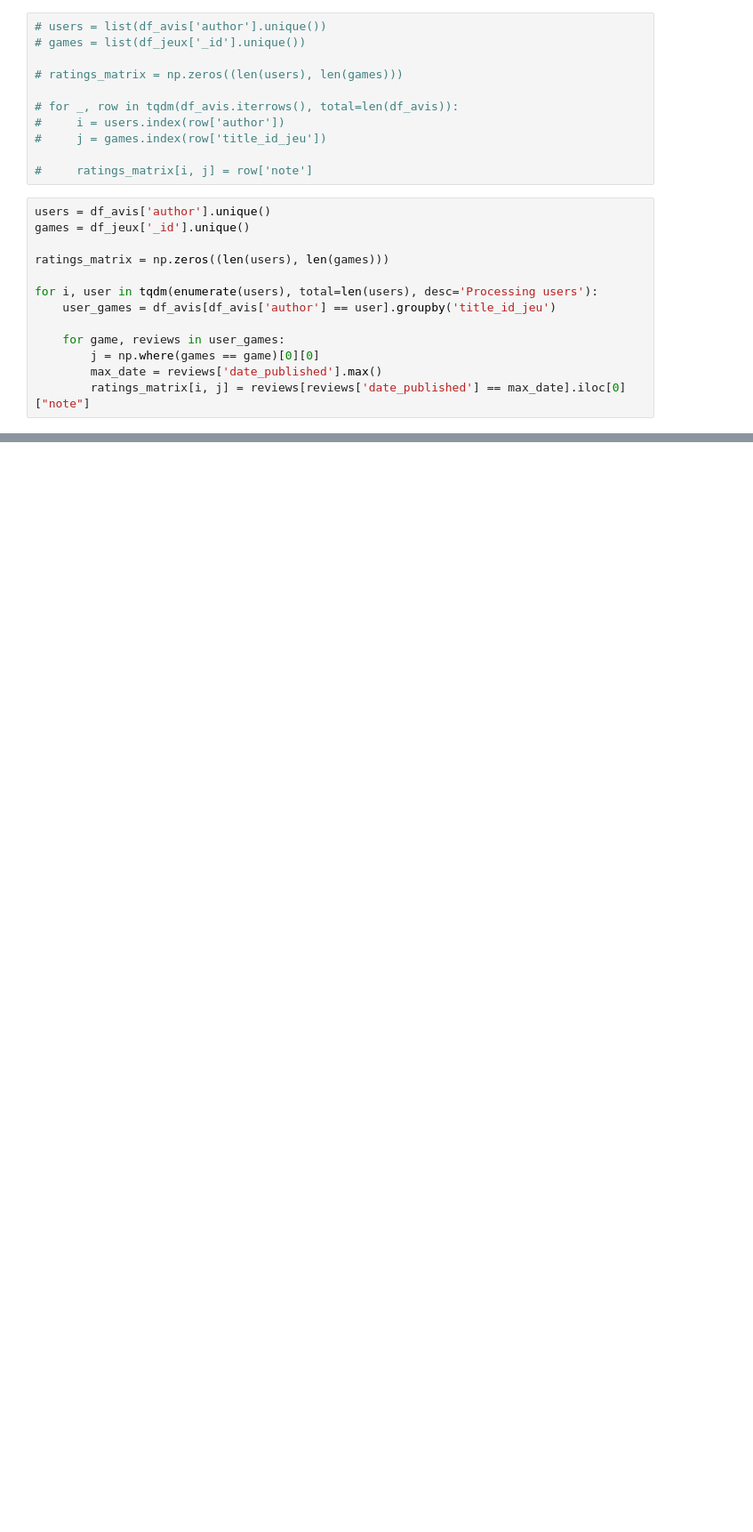
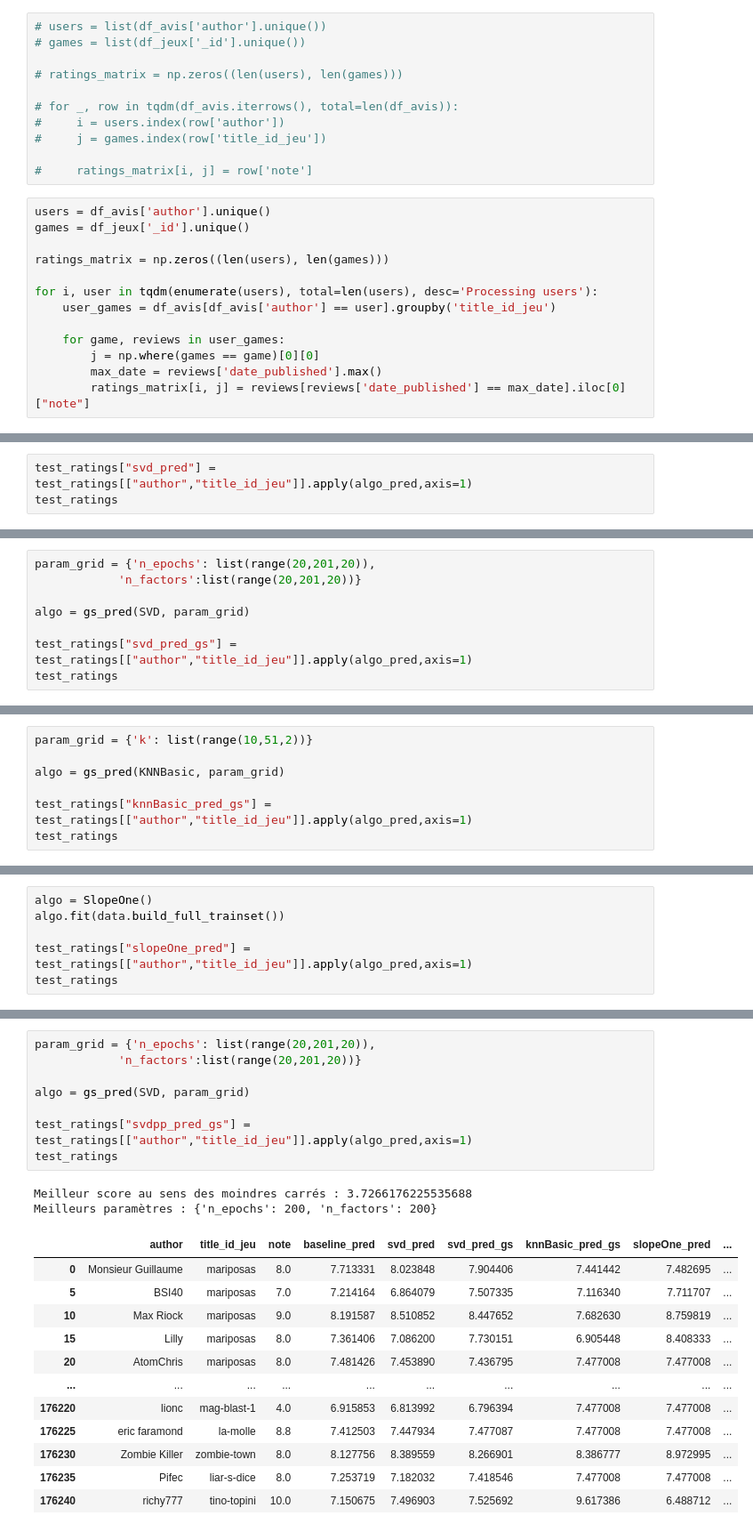
Before and after one commit to Amayas29/review-analysis, a Jupyter notebook: src/6_filtrage_colaboratif.ipynb, the cells around one changed output, grey strips where cells are left out. Shown: that part at 89% size. Cells and saved outputs as stored; diff of their text form; blank space fills up the shorter version.

```diff
--- a/src/6_filtrage_colaboratif.ipynb
+++ b/src/6_filtrage_colaboratif.ipynb
@@ -71,0 +187,3 @@ print(ratings_matrix)
+# %%
+test_ratings["svd_pred"] = test_ratings[["author","title_id_jeu"]].apply(algo_pred,axis=1)
+test_ratings
@@ -71,0 +239,8 @@ print(ratings_matrix)
+# %%
+param_grid = {'n_epochs': list(range(20,201,20)),
+            'n_factors':list(range(20,201,20))}
+
+algo = gs_pred(SVD, param_grid)
+
+test_ratings["svd_pred_gs"] = test_ratings[["author","title_id_jeu"]].apply(algo_pred,axis=1)
+test_ratings
@@ -71,0 +267,7 @@ print(ratings_matrix)
+# %%
+param_grid = {'k': list(range(10,51,2))}
+
+algo = gs_pred(KNNBasic, param_grid)
+
+test_ratings["knnBasic_pred_gs"] = test_ratings[["author","title_id_jeu"]].apply(algo_pred,axis=1)
+test_ratings
@@ -71,0 +309,6 @@ print(ratings_matrix)
+# %%
+algo = SlopeOne()
+algo.fit(data.build_full_trainset())
+
+test_ratings["slopeOne_pred"] = test_ratings[["author","title_id_jeu"]].apply(algo_pred,axis=1)
+test_ratings
@@ -71,0 +331,23 @@ print(ratings_matrix)
+# %%
+param_grid = {'n_epochs': list(range(20,201,20)),
+            'n_factors':list(range(20,201,20))}
+
+algo = gs_pred(SVD, param_grid)
+
+test_ratings["svdpp_pred_gs"] = test_ratings[["author","title_id_jeu"]].apply(algo_pred,axis=1)
+test_ratings
+# %% [output]
+Meilleur score au sens des moindres carrés : 3.7266176225535688
+Meilleurs paramètres : {'n_epochs': 200, 'n_factors': 200}
+|  | author | title_id_jeu | note | baseline_pred | svd_pred | svd_pred_gs | knnBasic_pred_gs | slopeOne_pred | ... |
+| 0 | Monsieur Guillaume | mariposas | 8.0 | 7.713331 | 8.023848 | 7.904406 | 7.441442 | 7.482695 | ... |
+| 5 | BSI40 | mariposas | 7.0 | 7.214164 | 6.864079 | 7.507335 | 7.116340 | 7.711707 | ... |
+| 10 | Max Riock | mariposas | 9.0 | 8.191587 | 8.510852 | 8.447652 | 7.682630 | 8.759819 | ... |
+| 15 | Lilly | mariposas | 8.0 | 7.361406 | 7.086200 | 7.730151 | 6.905448 | 8.408333 | ... |
+| 20 | AtomChris | mariposas | 8.0 | 7.481426 | 7.453890 | 7.436795 | 7.477008 | 7.477008 | ... |
+| ... | ... | ... | ... | ... | ... | ... | ... | ... | ... |
+| 176220 | lionc | mag-blast-1 | 4.0 | 6.915853 | 6.813992 | 6.796394 | 7.477008 | 7.477008 | ... |
+| 176225 | eric faramond | la-molle | 8.8 | 7.412503 | 7.447934 | 7.477087 | 7.477008 | 7.477008 | ... |
+| 176230 | Zombie Killer | zombie-town | 8.0 | 8.127756 | 8.389559 | 8.266901 | 8.386777 | 8.972995 | ... |
+| 176235 | Pifec | liar-s-dice | 8.0 | 7.253719 | 7.182032 | 7.418546 | 7.477008 | 7.477008 | ... |
+| 176240 | richy777 | tino-topini | 10.0 | 7.150675 | 7.496903 | 7.525692 | 9.617386 | 6.488712 | ... |
```
Also changed, not shown: parts of 44 cells of this notebook.
